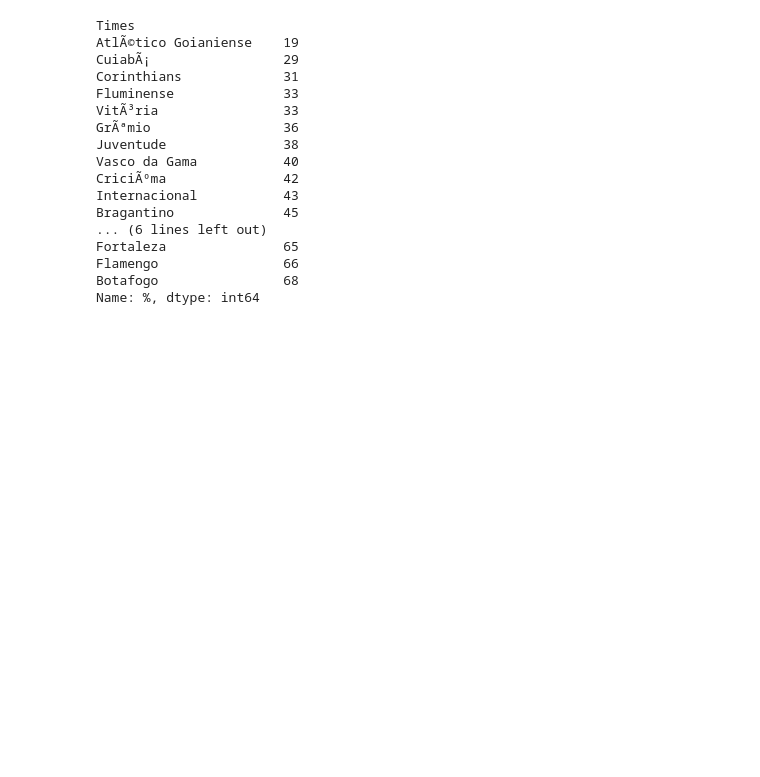
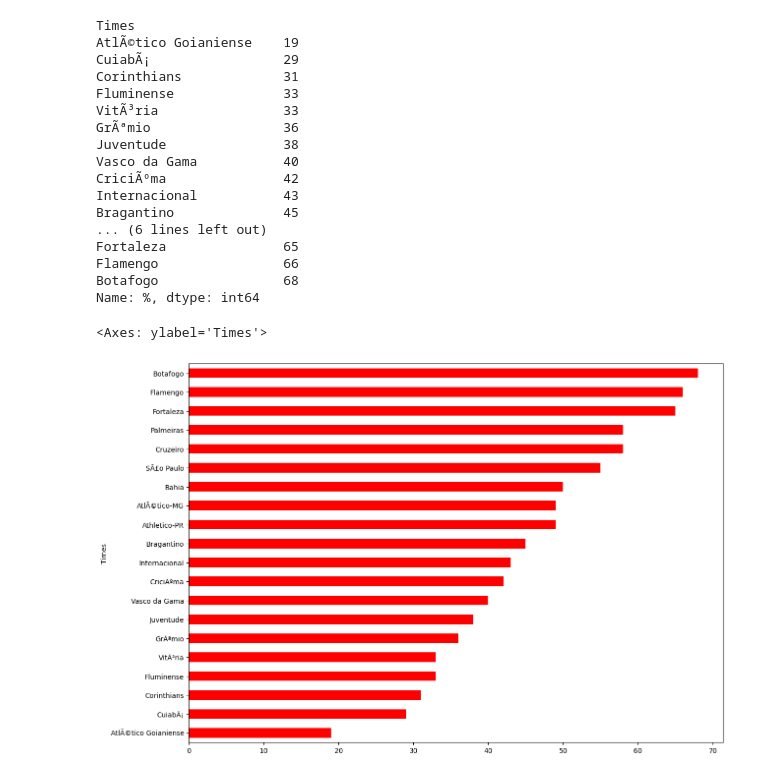
Before and after one commit to Jpguiotti/AULAS-ROMULO-PYTHON, a Jupyter notebook: notebook_tarde.ipynb, the cells around one changed output. Cells and saved outputs as stored; diff of their text form; code cells hidden in the pictures; blank space fills up the shorter version.

```diff
--- a/notebook_tarde.ipynb
+++ b/notebook_tarde.ipynb
@@ -575,0 +579,5 @@ Name: %, dtype: int64
+# %%
+grafico_percent.plot(kind='barh', figsize=(14, 10), color='red')
+# %% [output]
+<Axes: ylabel='Times'>
+[figure, added]
```
Also changed, not shown: parts of 1 cell of this notebook.
